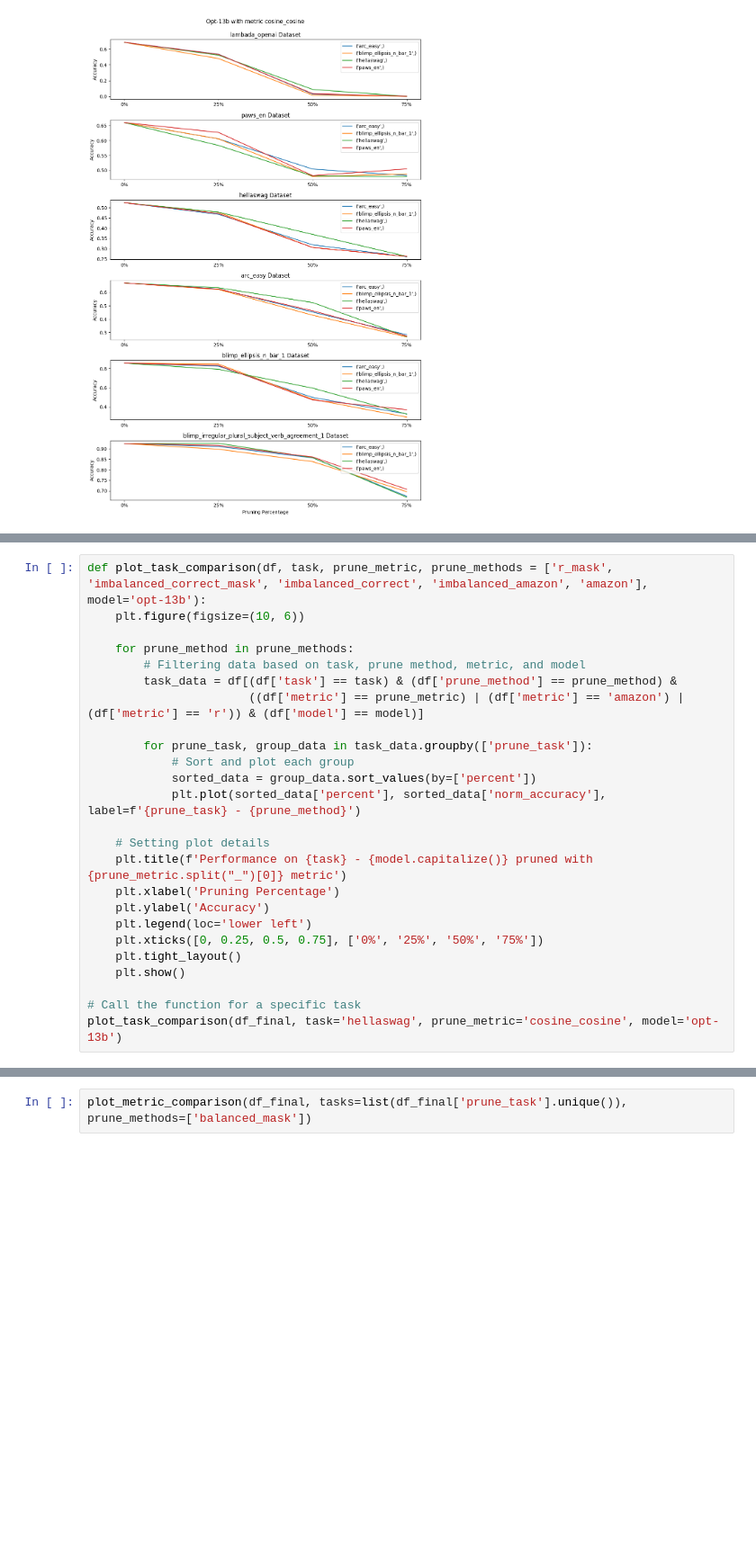
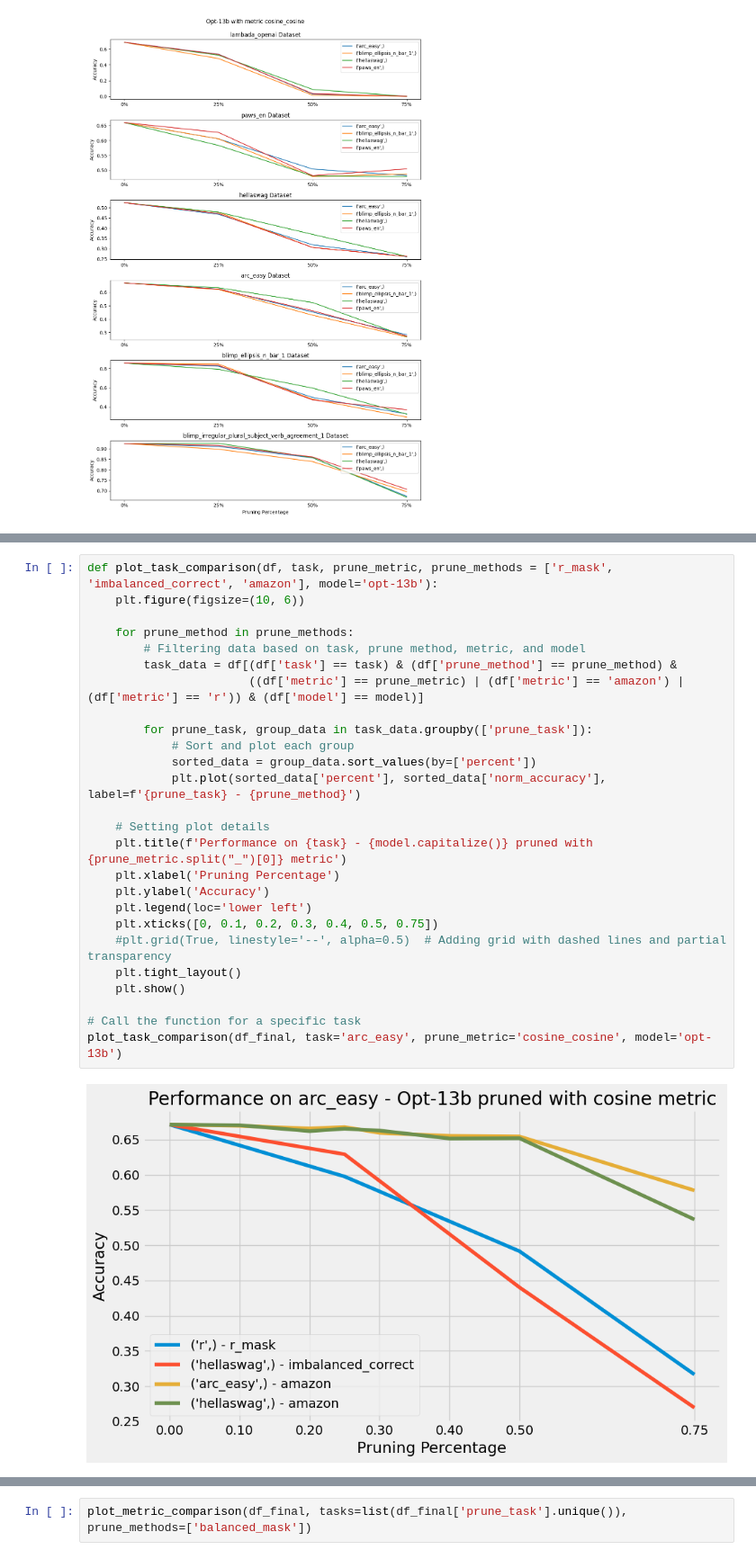
Before and after one commit to johanlaursen/explainabloomity, a Jupyter notebook: results.ipynb, the cells around one changed output, grey strips where cells are left out. Shown at 90% size. Cells and saved outputs as stored; diff of their text form; blank space fills up the shorter version.

```diff
--- a/results.ipynb
+++ b/results.ipynb
@@ -245,28 +242,31 @@ plot_task_comparison(df_final, task='hellaswag', prune_metric='cosine_cosine', m
 # %%
-def plot_task_comparison(df, task, prune_metric, prune_methods = ['r_mask', 'imbalanced_correct_mask', 'imbalanced_correct', 'imbalanced_amazon', 'amazon'], model='opt-13b'):
+def plot_task_comparison(df, task, prune_metric, prune_methods = ['r_mask', 'imbalanced_correct', 'amazon'], model='opt-13b'):
     plt.figure(figsize=(10, 6))
 
     for prune_method in prune_methods:
         # Filtering data based on task, prune method, metric, and model
         task_data = df[(df['task'] == task) & (df['prune_method'] == prune_method) &
                        ((df['metric'] == prune_metric) | (df['metric'] == 'amazon') | (df['metric'] == 'r')) & (df['model'] == model)]
 
         for prune_task, group_data in task_data.groupby(['prune_task']):
             # Sort and plot each group
             sorted_data = group_data.sort_values(by=['percent'])
             plt.plot(sorted_data['percent'], sorted_data['norm_accuracy'], label=f'{prune_task} - {prune_method}')
 
     # Setting plot details
     plt.title(f'Performance on {task} - {model.capitalize()} pruned with {prune_metric.split("_")[0]} metric')
     plt.xlabel('Pruning Percentage')
     plt.ylabel('Accuracy')
     plt.legend(loc='lower left')
-    plt.xticks([0, 0.25, 0.5, 0.75], ['0%', '25%', '50%', '75%'])
+    plt.xticks([0, 0.1, 0.2, 0.3, 0.4, 0.5, 0.75])
+    #plt.grid(True, linestyle='--', alpha=0.5)  # Adding grid with dashed lines and partial transparency
     plt.tight_layout()
     plt.show()
 
 # Call the function for a specific task
-plot_task_comparison(df_final, task='hellaswag', prune_metric='cosine_cosine', model='opt-13b')
+plot_task_comparison(df_final, task='arc_easy', prune_metric='cosine_cosine', model='opt-13b')
+# %% [output]
+[figure, added]
 # %%
 def plot_task_comparisons(df, tasks, prune_metric, prune_methods=['imbalanced_mask', 'amazon', 'r_mask'], model='opt-13b'):
     # Create a 2x2 subplot grid
```
Also changed, not shown: parts of 4 cells of this notebook, 4 other files.
